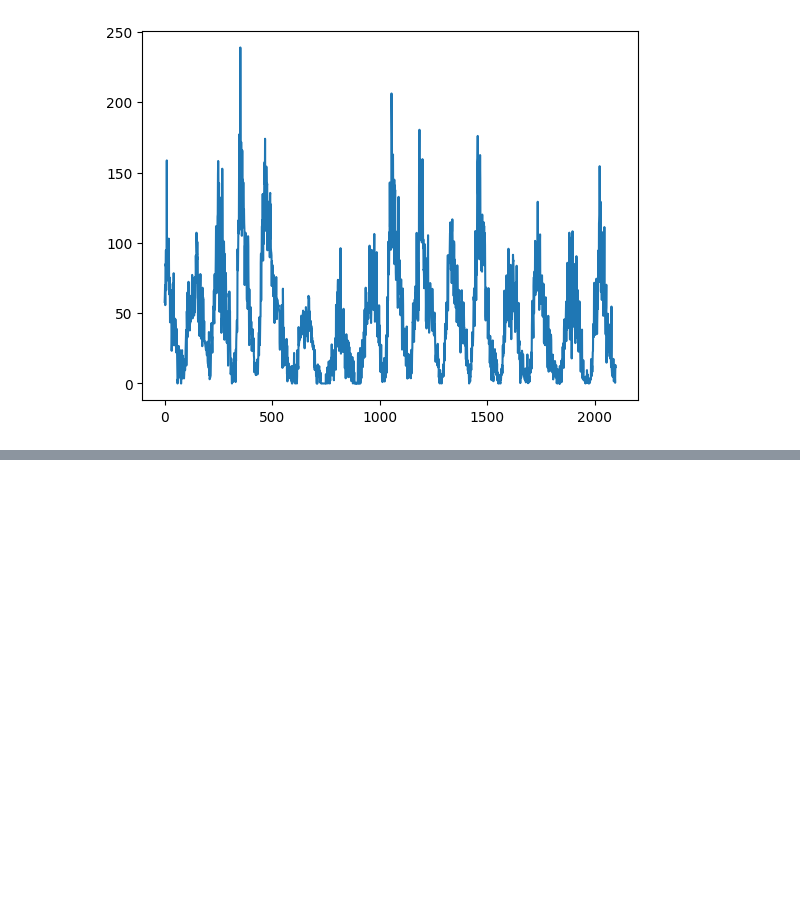
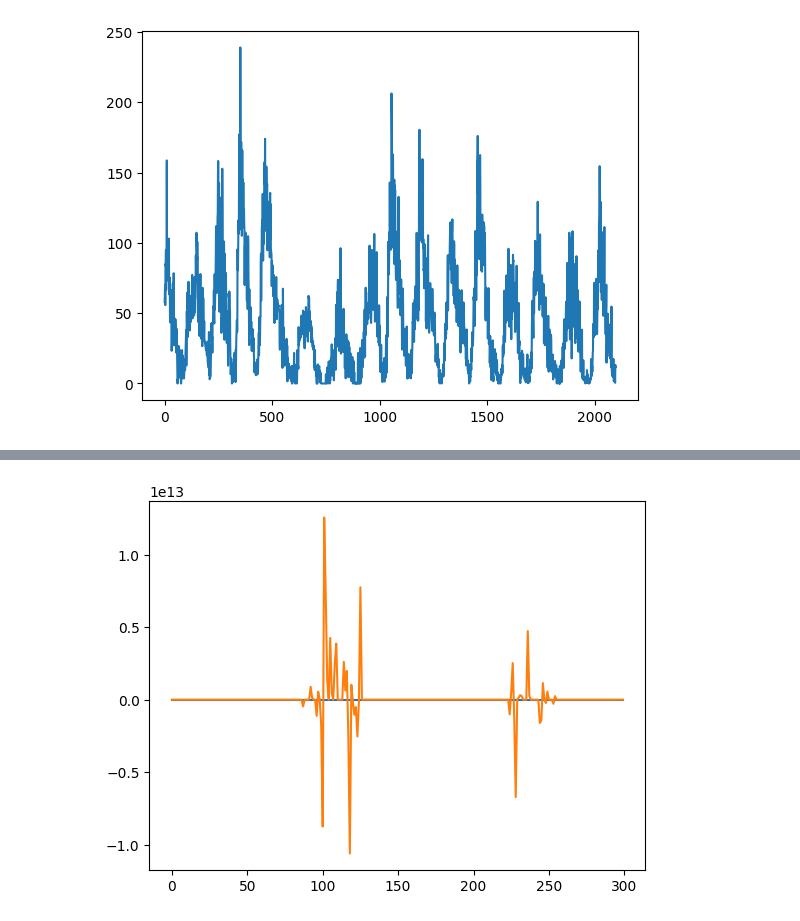
Before and after one commit to g-lago8/ComputationalNeuroScience, a Jupyter notebook: LAB1/lsm.ipynb, the cells around one changed output, grey strips where cells are left out. Cells and saved outputs as stored; diff of their text form; code cells hidden in the pictures; blank space fills up the shorter version.

```diff
--- a/LAB1/lsm.ipynb
+++ b/LAB1/lsm.ipynb
@@ -231,0 +284,11 @@ for N_exc_, N_inib_, w_in_exc_, w_in_inib_, w_rec_exc_, w_rec_inib_ in product(N
+# %%
+lsm= ContinuousLSM(N_exc=500, N_inib=200, w_in_exc= 5, w_in_inib= 2, w_rec_exc= 0.5, w_rec_inib=1, sigma =0.1)
+train_states, _ = lsm.simulate(input_train,  bool_states=False)
+readout = np.matmul(target_train.reshape(1, -1), pinv(train_states).T)
+val_states ,_ = lsm.simulate(input_val, bool_states=False)
+pred_val = readout @ val_states.T
+plt.plot(target_val)
+plt.plot(pred_val.T)
+plt.show()
+# %% [output]
+[figure, added]
```
Also changed, not shown: parts of 6 cells of this notebook, 1 other file.
